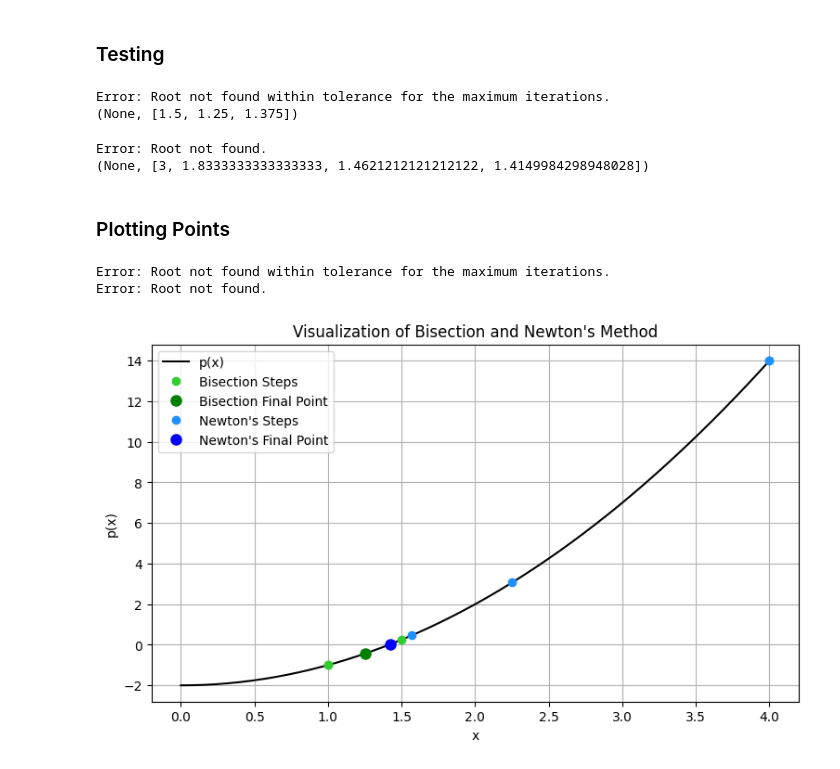
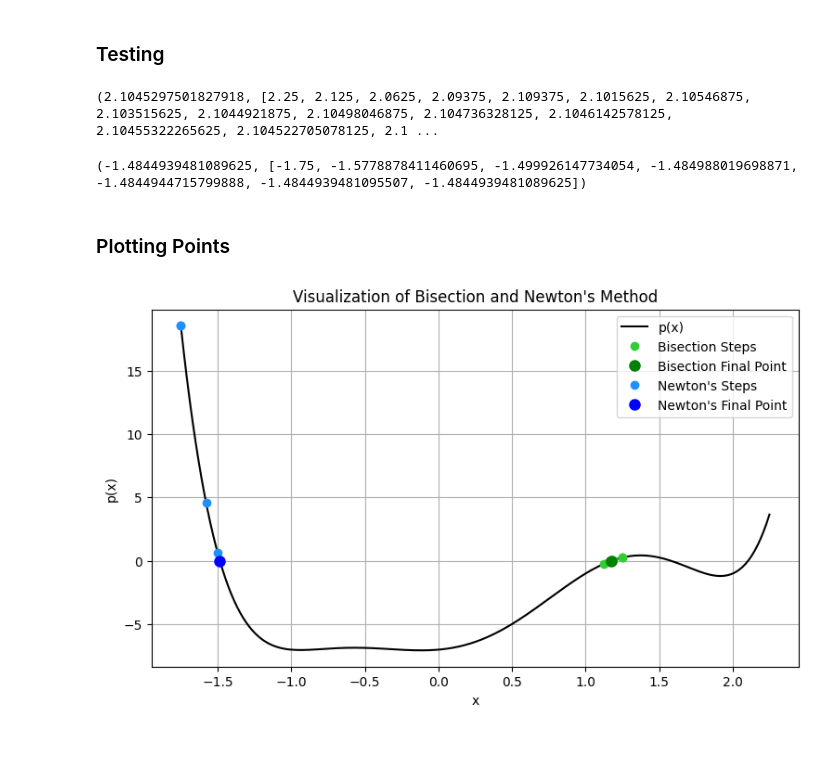
Before and after one commit to joel-s-penney/MATH-3030-Project-1, a Jupyter notebook: Root_Finding_Algorithms.ipynb, the cells around one changed output. Saved outputs shown, nothing was run; the diff lists cells and outputs as text; code cells hidden in the pictures.

```diff
--- a/Root_Finding_Algorithms.ipynb
+++ b/Root_Finding_Algorithms.ipynb
@@ -5,10 +5,10 @@ import matplotlib.pyplot as plt
 ### The Function
 # %%
 def f(x):
-  return x**2 - 2
+  return x**6 - 2*x**5 - 3*x**4 + 4*x**3 + 5*x**2 + x - 7
 
 def df(x):
-  return 2*x
+  return 6*x**5 - 10*x**4 - 12*x**3 + 12*x**2 + 10*x + 1
 # %%
-tolerance = 1e-7
-maximum_iter = 3
+tolerance = 1e-12
+maximum_iter = 100
@@ -78,22 +88,20 @@ def newton(x0, tolerance, maximum_iter):
 # %% [markdown]
 ### Testing
 # %%
-value = bisection(1, 2, tolerance, maximum_iter)
+value = bisection(2, 2.5, tolerance, maximum_iter)
 print(value)
 # %% [output]
-Error: Root not found within tolerance for the maximum iterations.
-(None, [1.5, 1.25, 1.375])
+(2.1045297501827918, [2.25, 2.125, 2.0625, 2.09375, 2.109375, 2.1015625, 2.10546875, 2.103515625, 2.1044921875, 2.10498046875, 2.104736328125, 2.1046142578125, 2.10455322265625, 2.104522705078125, 2.1 ...
 # %%
-newvalue = newton(3, tolerance, maximum_iter)
+newvalue = newton(-1.75, tolerance, maximum_iter)
 print(newvalue)
 # %% [output]
-Error: Root not found.
-(None, [3, 1.8333333333333333, 1.4621212121212122, 1.4149984298948028])
+(-1.4844939481089625, [-1.75, -1.5778878411460695, -1.499926147734054, -1.484988019698871, -1.4844944715799888, -1.4844939481095507, -1.4844939481089625])
 # %% [markdown]
 ### Plotting Points
 # %%
-bisect_root, bisect_points = bisection(0, 2, tolerance, maximum_iter)
-newton_root, newton_points = newton(4, tolerance, maximum_iter)
+bisect_root, bisect_points = bisection(1, 1.5, tolerance, maximum_iter)
+newton_root, newton_points = newton(-1.75, tolerance, maximum_iter)
 
 # print(bisect_root)
 # print(bisect_points)
@@ -102,37 +110,35 @@ newton_root, newton_points = newton(4, tolerance, maximum_iter)
 
 plt.figure(figsize=(9, 5))
 
-x = np.linspace(0, 4, 200)
+x = np.linspace(-1.75, 2.25, 200)
 y = f(x)
 
 plt.plot(x, f(x), color='k', label='p(x)')
 
 # Plotting the bisection points + final point larger + label for just one point
 for i in bisect_points:
   plt.plot(i, f(i), 'o', color='limegreen')
   if i == bisect_points[0]:
     plt.plot(i, f(i), 'o', color='limegreen', label='Bisection Steps')
 
 plt.plot(bisect_points[-1], f(bisect_points[-1]), 'o', color='g', markersize=8, label='Bisection Final Point')
 
 # Plotting the newton points + final point larger + label for just one point
 for i in newton_points:
   plt.plot(i, f(i), 'o', color='dodgerblue')
   if i == newton_points[0]:
     plt.plot(i, f(i), 'o', color='dodgerblue', label="Newton's Steps")
 
 plt.plot(newton_points[-1], f(newton_points[-1]), 'o', color='b', markersize=8, label="Newton's Final Point")
 
-# Labels and final parts
+# Labels and graph details
 
 plt.xlabel('x')
 plt.ylabel('p(x)')
 plt.title("Visualization of Bisection and Newton's Method")
 
 plt.grid(True)
 plt.legend()
 plt.show()
 # %% [output]
-Error: Root not found within tolerance for the maximum iterations.
-Error: Root not found.
-[figure, old version]
+[figure, new version]
```
Also changed, not shown: parts of 2 cells of this notebook, 1 other file.
